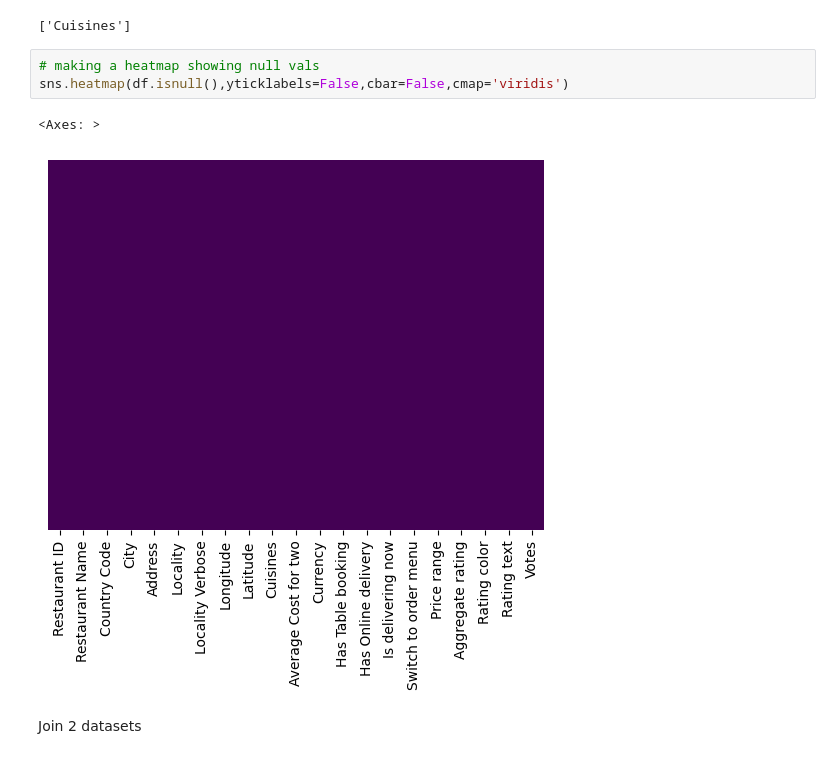
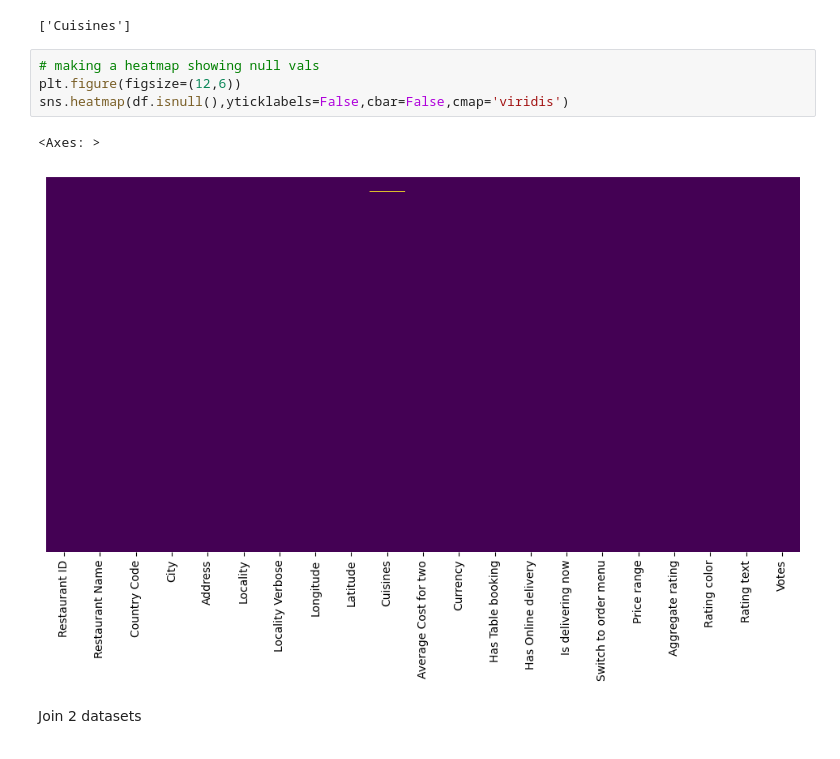
Before and after one commit to Mubashirr101/Practice-Kernels, a Jupyter notebook: EDA/eda.ipynb, the cells around one changed output. Saved outputs shown, nothing was run; the diff lists cells and outputs as text.

```diff
--- a/EDA/eda.ipynb
+++ b/EDA/eda.ipynb
@@ -137,10 +138,11 @@ print(null_cols)
 ['Cuisines']
 # %%
 # making a heatmap showing null vals
+plt.figure(figsize=(12,6))
 sns.heatmap(df.isnull(),yticklabels=False,cbar=False,cmap='viridis')
 # %% [output]
 <Axes: >
-[figure, old version]
+[figure, new version]
 # %% [markdown]
 Join 2 datasets
 # %%
```
Also changed, not shown: parts of 7 cells of this notebook.
